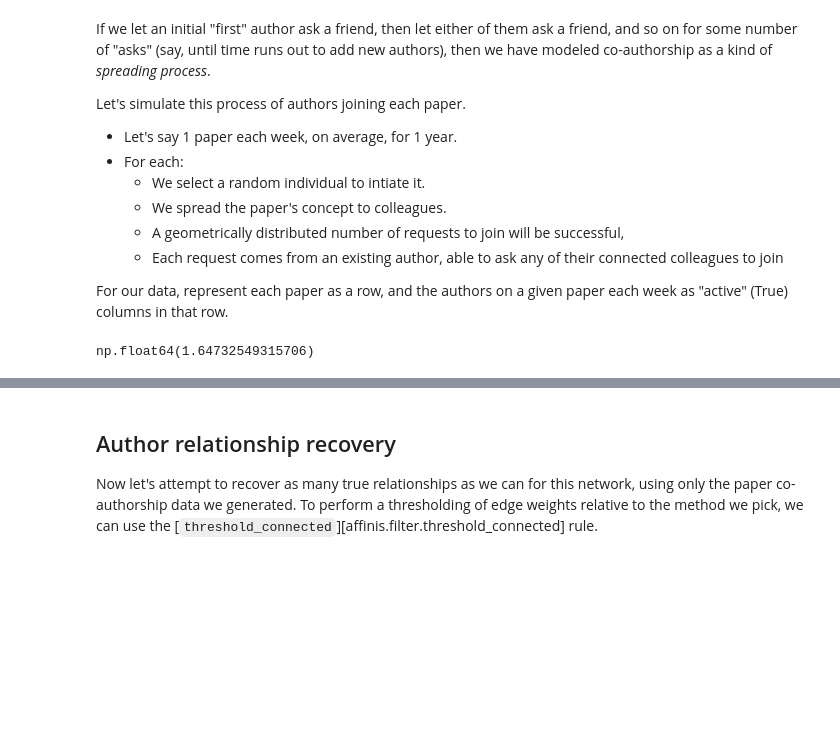
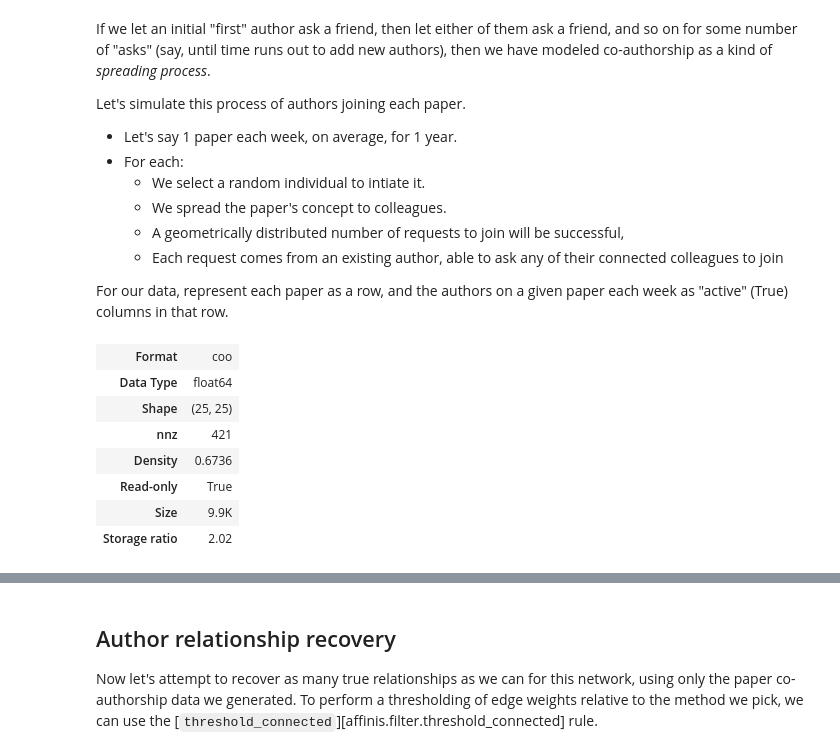
Before and after one commit to rtbs-dev/affinis, a Jupyter notebook: notebooks/case-studies/example.ipynb, the cells around one changed output, grey strips where cells are left out. Saved outputs shown, nothing was run; the diff lists cells and outputs as text; code cells hidden in the pictures; blank space fills up the shorter version.

```diff
--- a/notebooks/case-studies/example.ipynb
+++ b/notebooks/case-studies/example.ipynb
@@ -110,22 +110,40 @@ Xdf = pd.DataFrame(X.todense(), columns=author_idx)
 # %%
 
 
 sq2flat(COO.from_scipy_sparse(nx.adjacency_matrix(G)))
 flat2sq(sq2flat(breadth_first_tree(COO.from_scipy_sparse(nx.adjacency_matrix(G)), 0)))
 breadth_first_tree(nx.adjacency_matrix(G), 0)
 
 edge_w = sq2flat(COO.from_scipy_sparse(nx.adjacency_matrix(G)))
 edge_w.coords[0][edge_w.data*np.random.rand(edge_w.data.shape[0]).argsort()]
 
 # issparse(edge_w)
 # edge_w.coords
 # sq2flat(COO.from_scipy_sparse(nx.adjacency_matrix(G)))>0
 breadth_first_tree(X.T@X>5, 0)
 COO(X.T@X)
 
 from affinis.proximity import sinkhorn
 from sparse import std
-# sinkhorn(aff.ochiai(X))?
-np.std(aff.ochiai(X).sum(0).data)
+# sinkhorn()
+K = aff.ochiai(X)
+i = 0
+while i<50:
+    marg_sum = K.sum(0)
+    marg_sum.data = 1/marg_sum.data
+    K = (K*marg_sum).T
+    i+=1
+np.std(K.sum(0).data), np.std(K.sum(1).data)
+
+# K.data
+# K.sum(0)#/K.sum(0)
+sinkhorn(K)
 # %% [output]
-np.float64(1.64732549315706)
+| Format | coo |
+| Data Type | float64 |
+| Shape | (25, 25) |
+| nnz | 421 |
+| Density | 0.6736 |
+| Read-only | True |
+| Size | 9.9K |
+| Storage ratio | 2.02 |
```
Also changed, not shown: parts of 4 cells of this notebook, 5 other files.
